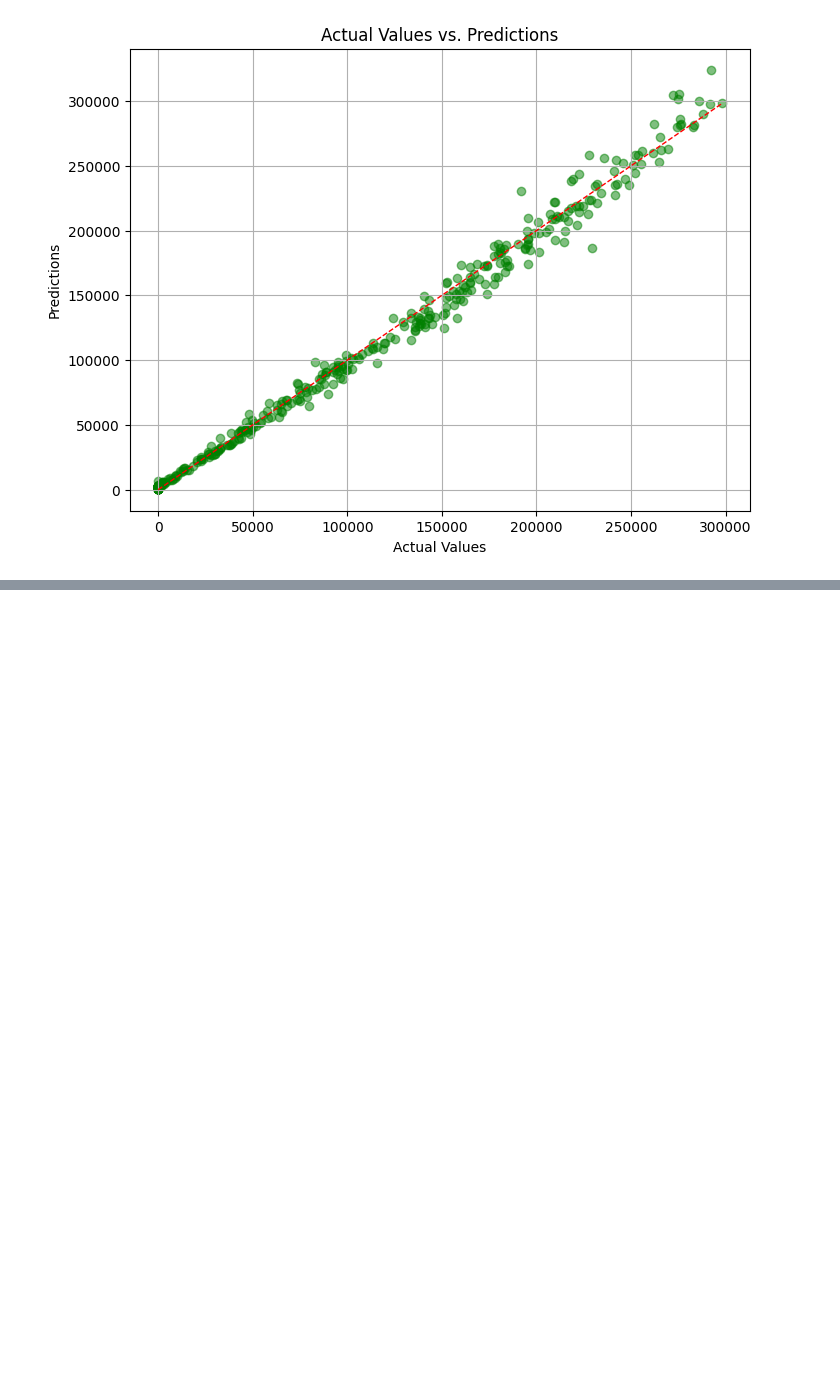
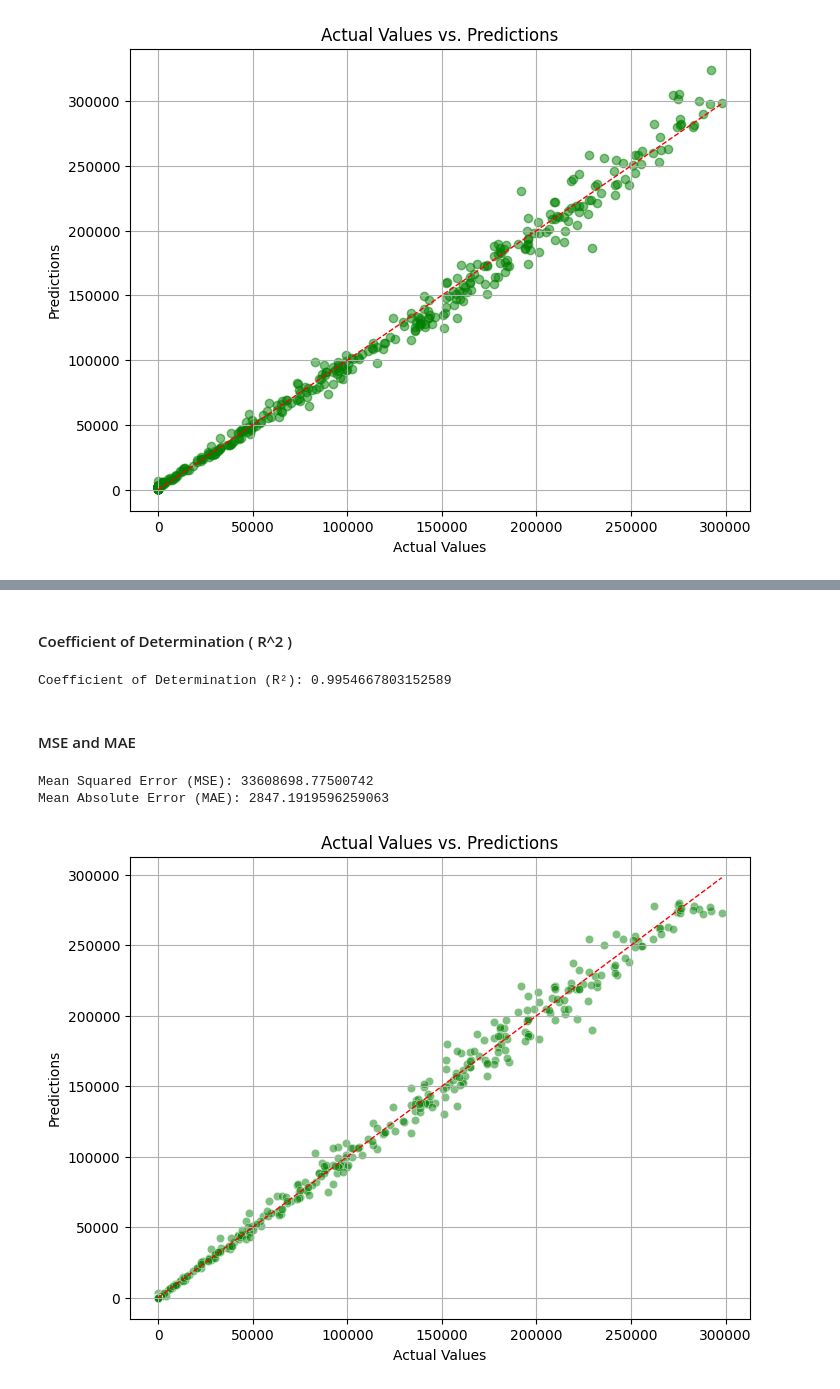
Before and after one commit to FelipeSteudel/Felipe_Steudel-Strategic_Thinking-CA3, a Jupyter notebook: CA3 - Felipe Steudel - Strategic Thinking - HDip in Data Analytics.ipynb, the cells around one changed output, grey strips where cells are left out. Cells and saved outputs as stored; diff of their text form; code cells hidden in the pictures; blank space fills up the shorter version.

```diff
--- a/CA3 - Felipe Steudel - Strategic Thinking - HDip in Data Analytics.ipynb
+++ b/CA3 - Felipe Steudel - Strategic Thinking - HDip in Data Analytics.ipynb
@@ -606,0 +613,28 @@ plt.show()
+# %%
+#Create a Gaussian Classifier
+clf_RF = RandomForestRegressor(n_estimators = 1000)
+
+#Train the model using the training sets y_pred=clf.predict(X_test)
+clf_RF.fit(X_train, y_train)
+
+rf_prev = clf_RF.predict(X_test)
+# %% [markdown]
+#### Coefficient of Determination \( R^2 \)
+# %%
+# Calculating the R² score
+r2 = r2_score(y_test, rf_prev)
+print("Coefficient of Determination (R²):", r2)
+# %% [output]
+Coefficient of Determination (R²): 0.9954667803152589
+# %% [markdown]
+#### MSE and MAE
+# %%
+# Evaluating the model performance
+mse = mean_squared_error(y_test, rf_prev)
+mae = mean_absolute_error(y_test, rf_prev)
+
+print("Mean Squared Error (MSE):", mse)
+print("Mean Absolute Error (MAE):", mae)
+# %% [output]
+Mean Squared Error (MSE): 33608698.77500742
+Mean Absolute Error (MAE): 2847.1919596259063
@@ -606,0 +643,12 @@ plt.show()
+# %%
+# Plotting actual values against predictions
+plt.figure(figsize=(8,6))
+sns.scatterplot(x=y_test, y=rf_prev, color='green', alpha=0.5)
+plt.plot([y_test.min(), y_test.max()], [y_test.min(), y_test.max()], color='red', linestyle='--', lw=1)
+plt.xlabel('Actual Values')
+plt.ylabel('Predictions')
+plt.title('Actual Values vs. Predictions')
+plt.grid(True)
+plt.show()
+# %% [output]
+[figure, added]
```
Also changed, not shown: parts of 6 cells of this notebook.
